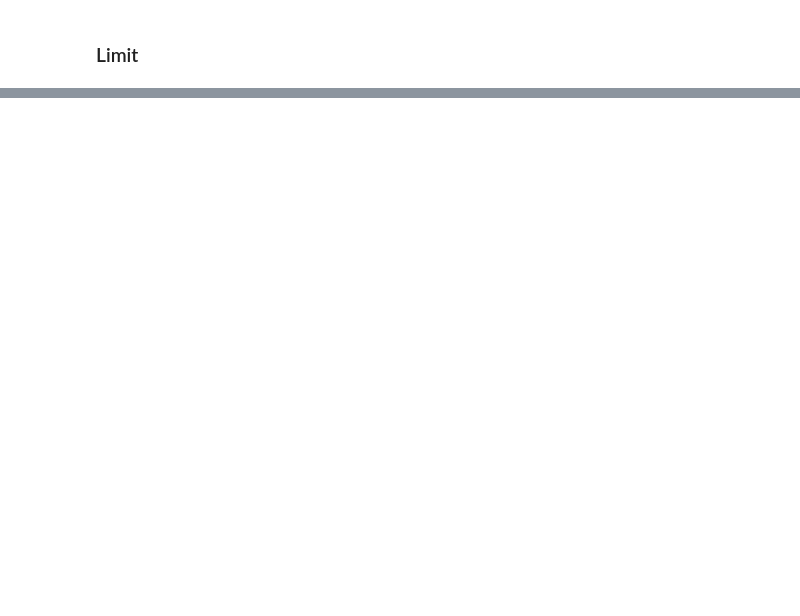
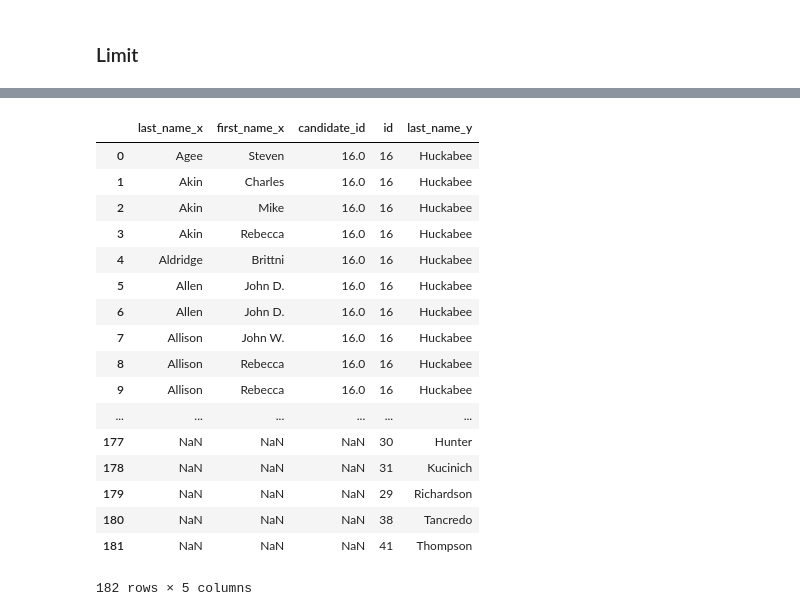
Before and after one commit to suyashSax/CS-109, a Jupyter notebook: Week 3/Lec 4 - Pandas and SQL.ipynb, the cells around one changed output, grey strips where cells are left out. Saved outputs shown, nothing was run; the diff lists cells and outputs as text; code cells hidden in the pictures; blank space fills up the shorter version.

```diff
--- a/Week 3/Lec 4 - Pandas and SQL.ipynb
+++ b/Week 3/Lec 4 - Pandas and SQL.ipynb
@@ -870,0 +1143,21 @@ dfcwci[:3]
+# %%
+dfcwci.merge(dfcand, left_on="candidate_id", right_on="id", how="right")[cols_wanted]
+# %% [output]
+|  | last_name_x | first_name_x | candidate_id | id | last_name_y |
+| 0 | Agee | Steven | 16.0 | 16 | Huckabee |
+| 1 | Akin | Charles | 16.0 | 16 | Huckabee |
+| 2 | Akin | Mike | 16.0 | 16 | Huckabee |
+| 3 | Akin | Rebecca | 16.0 | 16 | Huckabee |
+| 4 | Aldridge | Brittni | 16.0 | 16 | Huckabee |
+| 5 | Allen | John D. | 16.0 | 16 | Huckabee |
+| 6 | Allen | John D. | 16.0 | 16 | Huckabee |
+| 7 | Allison | John W. | 16.0 | 16 | Huckabee |
+| 8 | Allison | Rebecca | 16.0 | 16 | Huckabee |
+| 9 | Allison | Rebecca | 16.0 | 16 | Huckabee |
+| ... | ... | ... | ... | ... | ... |
+| 177 | NaN | NaN | NaN | 30 | Hunter |
+| 178 | NaN | NaN | NaN | 31 | Kucinich |
+| 179 | NaN | NaN | NaN | 29 | Richardson |
+| 180 | NaN | NaN | NaN | 38 | Tancredo |
+| 181 | NaN | NaN | NaN | 41 | Thompson |
+182 rows × 5 columns
```
Also changed, not shown: parts of 36 cells of this notebook, 1 other file.
